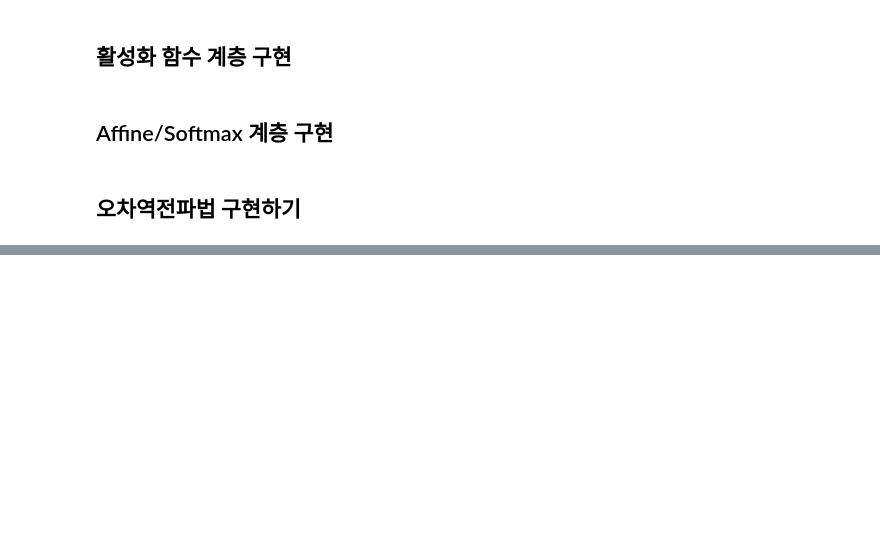
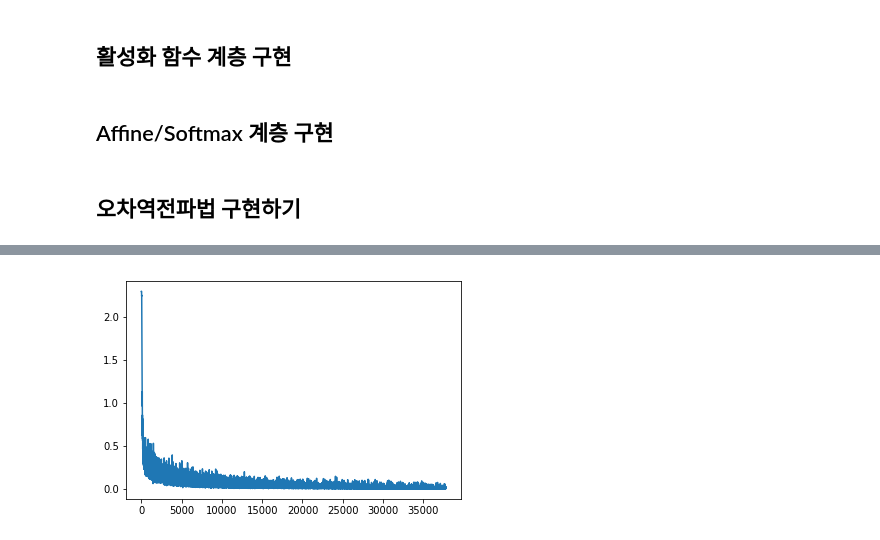
Before and after one commit to winterjung/study, a Jupyter notebook: Book/DeepLearningFromScratch/ch5.ipynb, the cells around one changed output, grey strips where cells are left out. Saved outputs shown, nothing was run; the diff lists cells and outputs as text; code cells hidden in the pictures; blank space fills up the shorter version.

Commit message:
Finish chapter 5 - backpropagation

```diff
--- a/Book/DeepLearningFromScratch/ch5.ipynb
+++ b/Book/DeepLearningFromScratch/ch5.ipynb
@@ -34,0 +156,4 @@
+# %%
+for key in grad_backprop.keys():
+    diff = np.average(np.abs(grad_backprop[key] - grad_numerical[key]))
+    print(key + " : " + str(diff))
@@ -34,0 +186,27 @@
+# %%
+from time import time
+
+print("iter\ttrain_acc\ttest_acc\tloss")
+start = time()
+for i in range(iters_num):
+    mask = np.random.choice(train_size, batch_size)
+    x = dataset["train_img"][mask]
+    t = dataset["train_label"][mask]
+
+    grad = network.gradient(x, t)
+
+    for key in grad.keys():
+        network.params[key] -= learning_rate * grad[key]
+
+    loss = network.loss(x, t)
+    train_loss_list.append(loss)
+
+    if i % iter_per_epoch == 0:
+        train_acc = network.accuracy(x, t)
+        test_acc = network.accuracy(dataset["test_img"], dataset["test_label"])
+        train_acc_list.append(train_acc)
+        test_acc_list.append(test_acc)
+        print("{:5}\t{:8.04}%\t{:8.04}%\t{}".format(i, train_acc*100, test_acc*100, loss))
+
+elapsed = time() - start
+print("경과시간 : %.3f초" % elapsed)
@@ -34,0 +233,6 @@
+# %%
+import matplotlib.pyplot as plt
+plt.plot(train_loss_list)
+plt.show();
+# %% [output]
+[figure, added]
```
Also changed, not shown: parts of 20 cells of this notebook.
